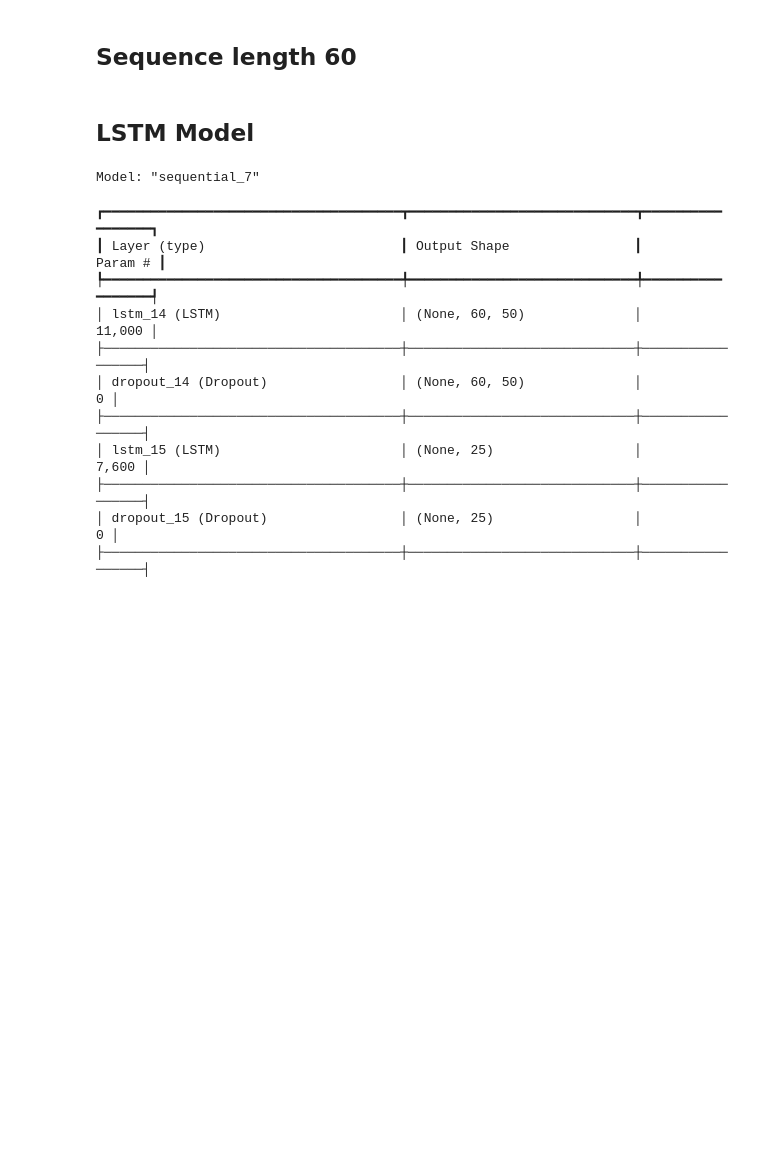
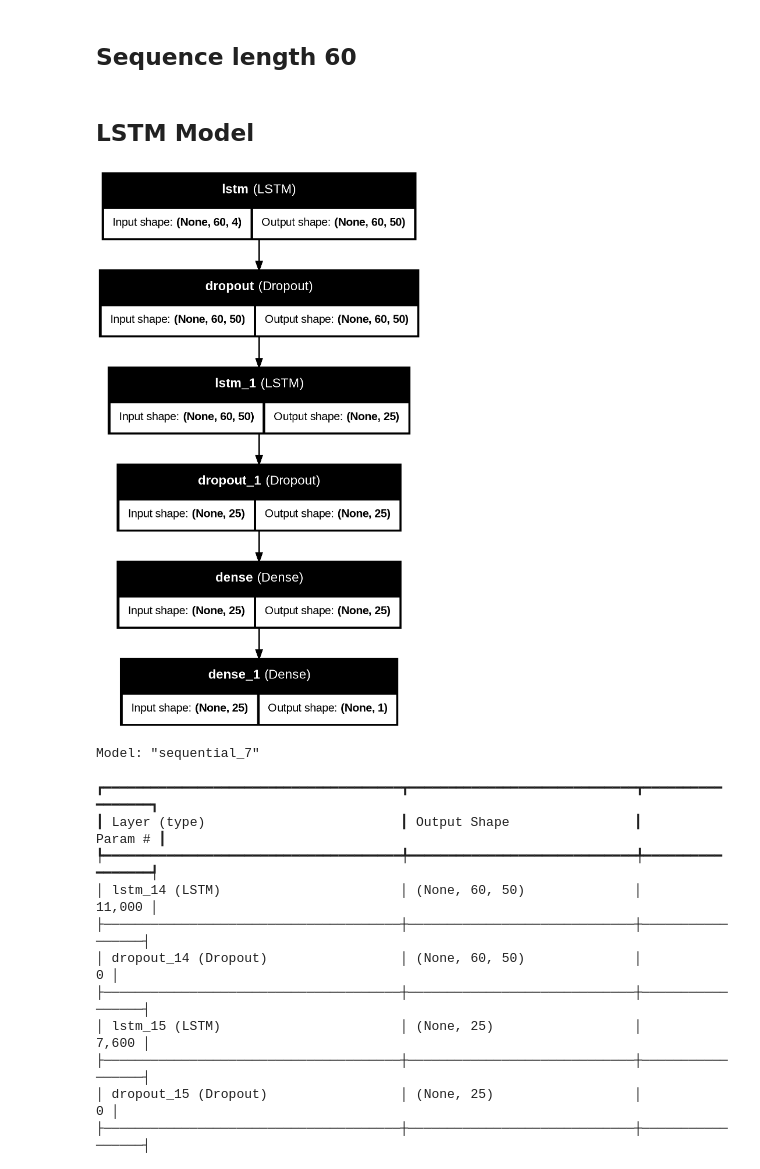
Before and after one commit to Z-Kainat/DatascienceReseachProject, a Jupyter notebook: CodeFile.ipynb, the cells around one changed output. Drawn from its saved outputs; the diff is of its cells as text; code cells hidden in the pictures; blank space fills up the shorter version.

```diff
--- a/CodeFile.ipynb
+++ b/CodeFile.ipynb
@@ -98,6 +191,13 @@ model = Sequential([
 
 # Compile the model
 model.compile(optimizer='adam', loss='mean_squared_error')
+# %%
+from tensorflow.keras.utils import plot_model
+
+# Assuming 'model' is your trained LSTM model
+plot_model(model, to_file='lstm_model_architecture.png', show_shapes=True, show_layer_names=True)
+# %% [output]
+[figure, added]
 # %%
 model.summary()
 # %% [output]
```
Also changed, not shown: parts of 39 cells of this notebook.
